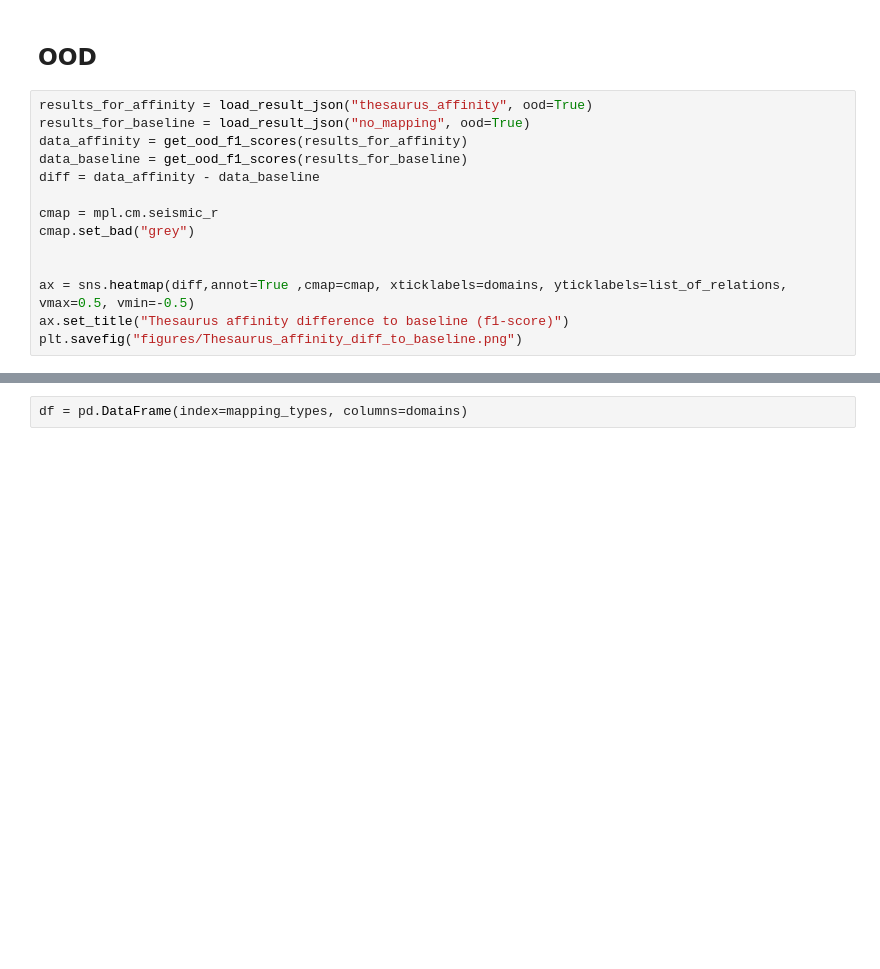
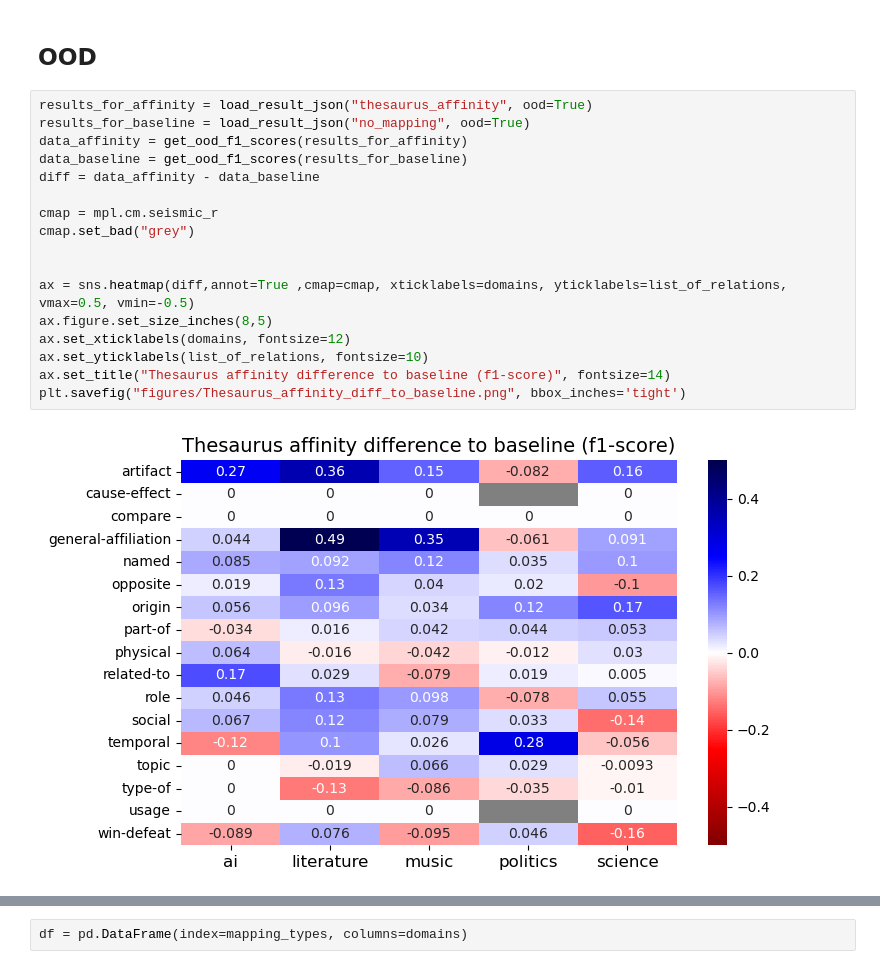
Before and after one commit to davidsule/politicians_are_also_people, a Jupyter notebook: plotting_results.ipynb, the cells around one changed output, grey strips where cells are left out. Drawn from its saved outputs; the diff is of its cells as text; blank space fills up the shorter version.

Commit message:
comparing to baseline

```diff
--- a/plotting_results.ipynb
+++ b/plotting_results.ipynb
@@ -176,15 +215,20 @@ plot_weighted_f1_score_as_bar(results_for_method)
 # %%
 results_for_affinity = load_result_json("thesaurus_affinity", ood=True)
 results_for_baseline = load_result_json("no_mapping", ood=True)
 data_affinity = get_ood_f1_scores(results_for_affinity)
 data_baseline = get_ood_f1_scores(results_for_baseline)
 diff = data_affinity - data_baseline
 
 cmap = mpl.cm.seismic_r
 cmap.set_bad("grey")
 
 
 ax = sns.heatmap(diff,annot=True ,cmap=cmap, xticklabels=domains, yticklabels=list_of_relations, vmax=0.5, vmin=-0.5)
-ax.set_title("Thesaurus affinity difference to baseline (f1-score)")
-plt.savefig("figures/Thesaurus_affinity_diff_to_baseline.png")
+ax.figure.set_size_inches(8,5)
+ax.set_xticklabels(domains, fontsize=12)
+ax.set_yticklabels(list_of_relations, fontsize=10)
+ax.set_title("Thesaurus affinity difference to baseline (f1-score)", fontsize=14)
+plt.savefig("figures/Thesaurus_affinity_diff_to_baseline.png", bbox_inches='tight')
+# %% [output]
+[figure, added]
 # %%
```
Also changed, not shown: parts of 15 cells of this notebook, 7 other files.
